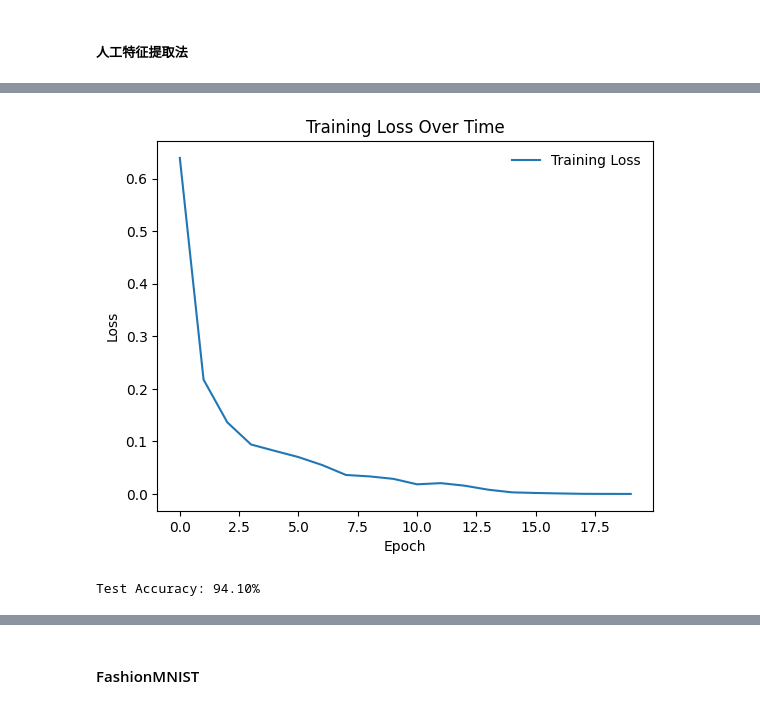
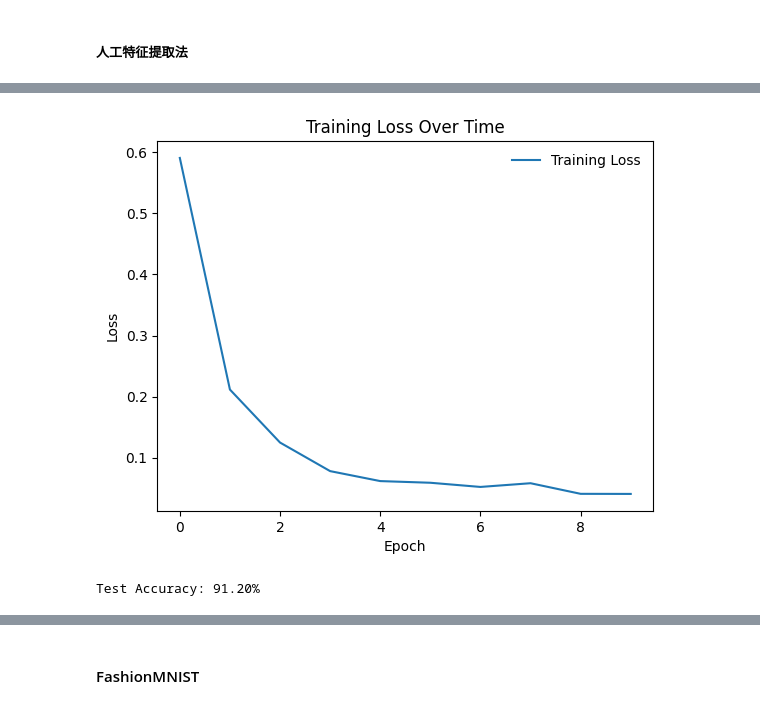
Before and after one commit to scpsyl/Artificial_NN_Hw, a Jupyter notebook: Homework2/Task1.ipynb, the cells around one changed output, grey strips where cells are left out. Cells and saved outputs as stored; diff of their text form; code cells hidden in the pictures.

```diff
--- a/Homework2/Task1.ipynb
+++ b/Homework2/Task1.ipynb
@@ -781,7 +781,7 @@ criterion = nn.CrossEntropyLoss()
 optimizer = optim.Adam(model.parameters(), lr=0.001)
 
 # 4. 训练模型
-epochs = 20
+epochs = 10
 batch_size = 64
 train_losses = []
 
@@ -849,2 +839,2 @@ Epoch [20/20], Loss: 0.0002
-[figure, old version]
+[figure, new version]
-Test Accuracy: 94.10%
+Test Accuracy: 91.20%
```
Also changed, not shown: parts of 2 cells of this notebook, 1 other file.
